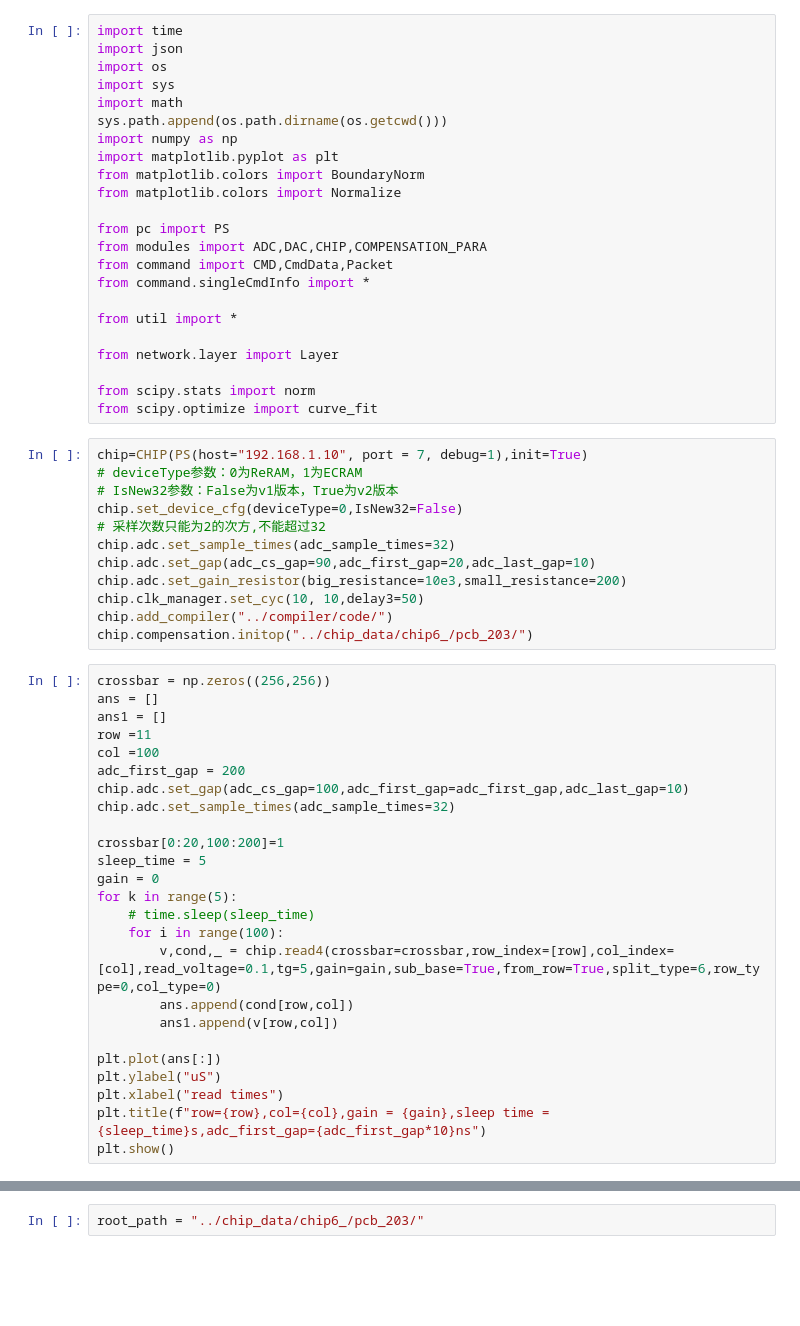
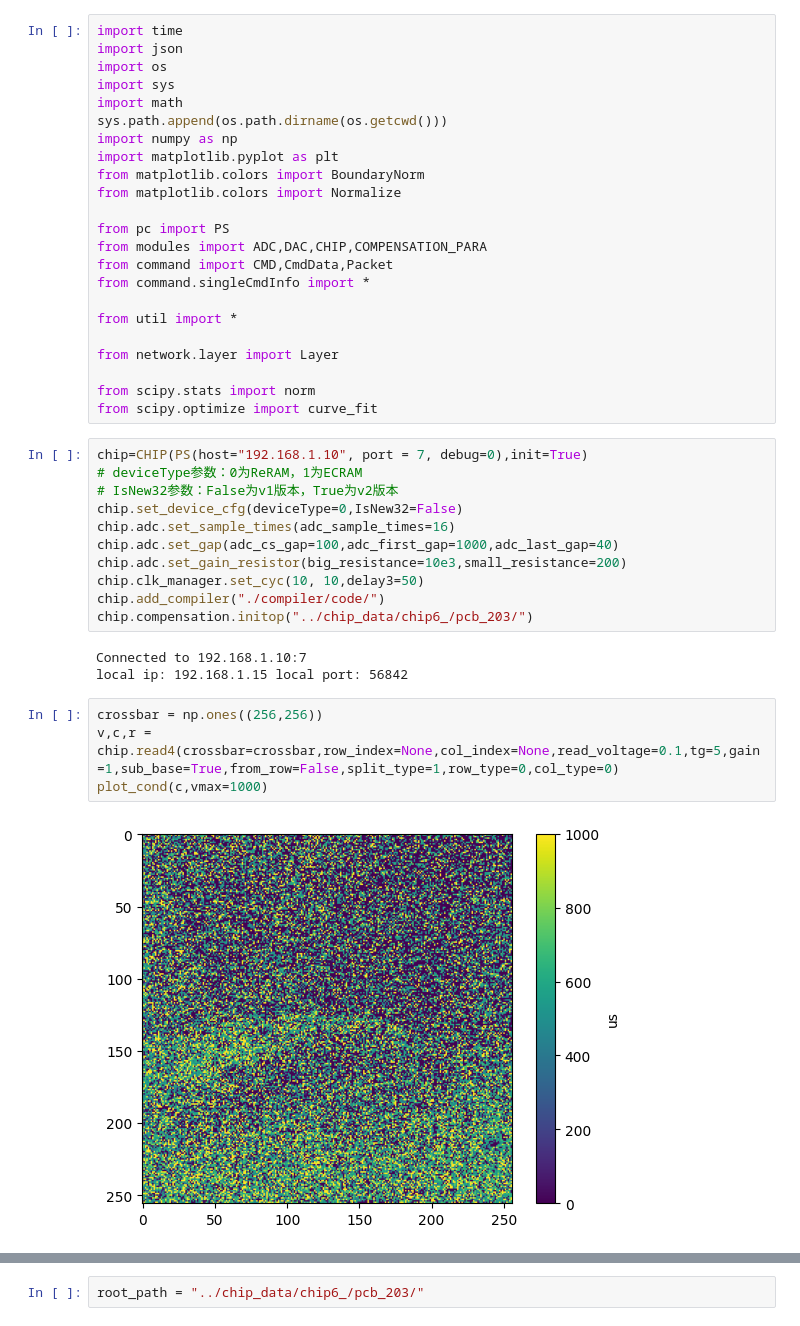
Before and after one commit to bei-meng/host_computer, a Jupyter notebook: examples/线阻补偿_优化版本.ipynb, the cells around one changed output, grey strips where cells are left out. Saved outputs shown, nothing was run; the diff lists cells and outputs as text; blank space fills up the shorter version.

```diff
--- a/examples/线阻补偿_优化版本.ipynb
+++ b/examples/线阻补偿_优化版本.ipynb
@@ -22,39 +22,22 @@ from network.layer import Layer
 from scipy.stats import norm
 from scipy.optimize import curve_fit
 # %%
-chip=CHIP(PS(host="192.168.1.10", port = 7, debug=1),init=True)
+chip=CHIP(PS(host="192.168.1.10", port = 7, debug=0),init=True)
 # deviceType参数：0为ReRAM，1为ECRAM
 # IsNew32参数：False为v1版本，True为v2版本
 chip.set_device_cfg(deviceType=0,IsNew32=False)
-# 采样次数只能为2的次方,不能超过32
-chip.adc.set_sample_times(adc_sample_times=32)
-chip.adc.set_gap(adc_cs_gap=90,adc_first_gap=20,adc_last_gap=10)
+chip.adc.set_sample_times(adc_sample_times=16)
+chip.adc.set_gap(adc_cs_gap=100,adc_first_gap=1000,adc_last_gap=40)
 chip.adc.set_gain_resistor(big_resistance=10e3,small_resistance=200)
 chip.clk_manager.set_cyc(10, 10,delay3=50)
-chip.add_compiler("../compiler/code/")
+chip.add_compiler("./compiler/code/")
 chip.compensation.initop("../chip_data/chip6_/pcb_203/")
+# %% [output]
+Connected to 192.168.1.10:7
+local ip: 192.168.1.15 local port: 56842
-# %%
-crossbar = np.zeros((256,256))
-ans = []
-ans1 = []
-row =11
-col =100
-adc_first_gap = 200
-chip.adc.set_gap(adc_cs_gap=100,adc_first_gap=adc_first_gap,adc_last_gap=10)
-chip.adc.set_sample_times(adc_sample_times=32)
-
-crossbar[0:20,100:200]=1
-sleep_time = 5
-gain = 0
-for k in range(5):
-    # time.sleep(sleep_time)
-    for i in range(100):
-        v,cond,_ = chip.read4(crossbar=crossbar,row_index=[row],col_index=[col],read_voltage=0.1,tg=5,gain=gain,sub_base=True,from_row=True,split_type=6,row_type=0,col_type=0)
-        ans.append(cond[row,col])
-        ans1.append(v[row,col])
-
-plt.plot(ans[:])
-plt.ylabel("uS")
-plt.xlabel("read times")
-plt.title(f"row={row},col={col},gain = {gain},sleep time = {sleep_time}s,adc_first_gap={adc_first_gap*10}ns")
-plt.show()
+# %%
+crossbar = np.ones((256,256))
+v,c,r = chip.read4(crossbar=crossbar,row_index=None,col_index=None,read_voltage=0.1,tg=5,gain=1,sub_base=True,from_row=False,split_type=1,row_type=0,col_type=0)
+plot_cond(c,vmax=1000)
+# %% [output]
+[figure, added]
```
Also changed, not shown: parts of 19 cells of this notebook, 19 other files.
